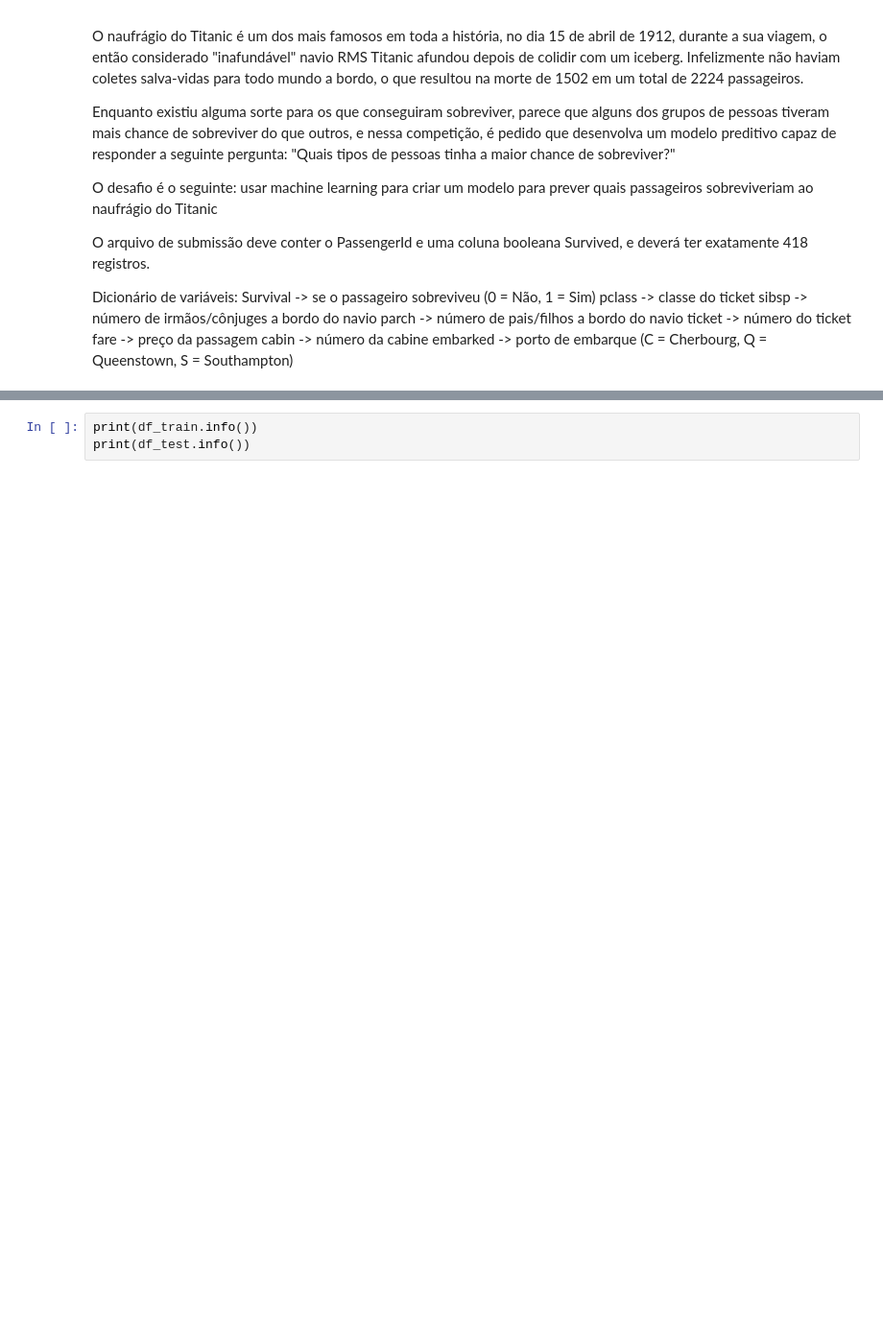
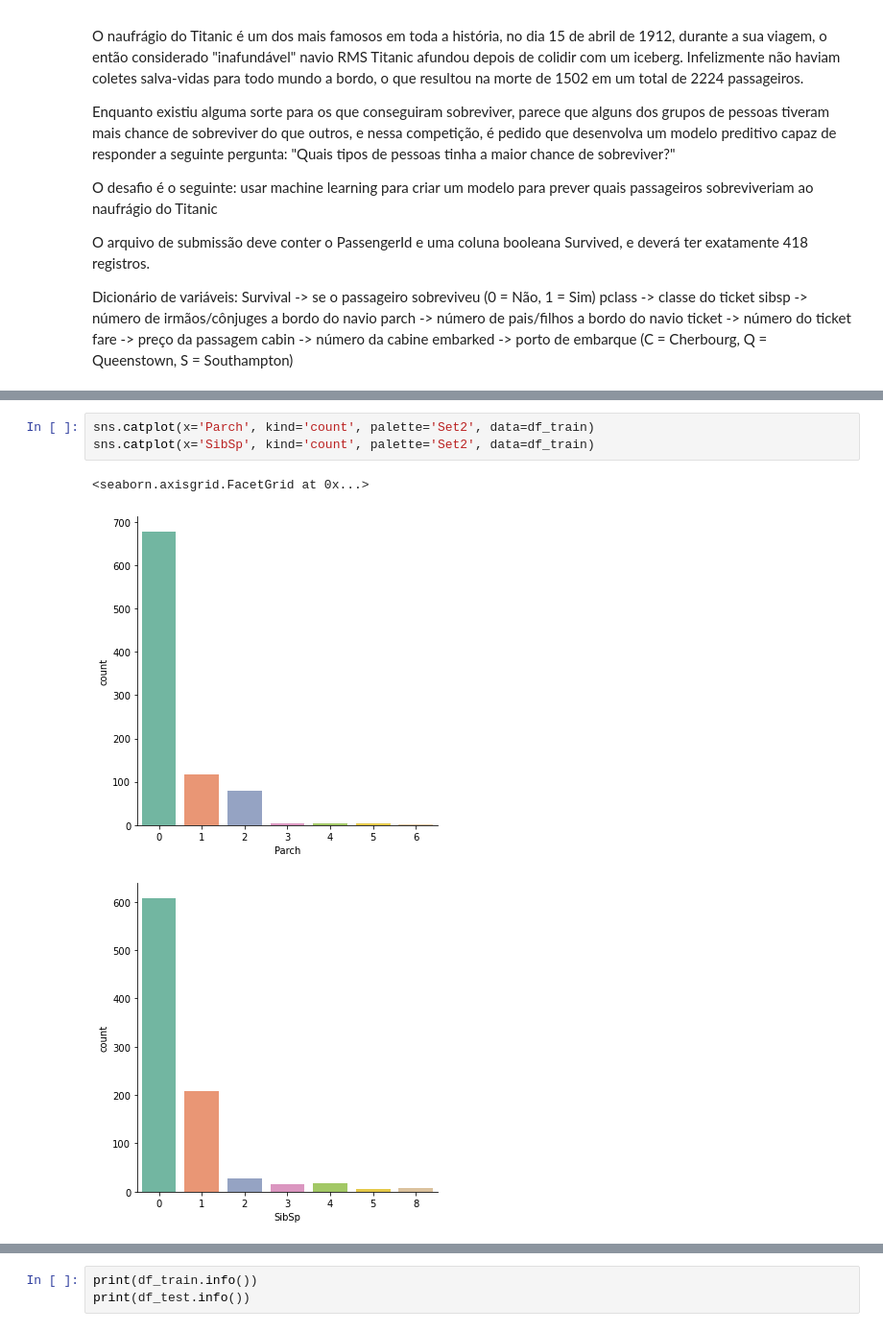
Before and after one commit to gianIucca/competicao-kaggle-titanic, a Jupyter notebook: Competição Kaggle - Titanic.ipynb, the cells around one changed output, grey strips where cells are left out. Shown: that part at 96% size. Cells and saved outputs as stored; diff of their text form; blank space fills up the shorter version.

Commit message:
Adicionando mais gráficos com o seaborn

```diff
--- a/Competição Kaggle - Titanic.ipynb
+++ b/Competição Kaggle - Titanic.ipynb
@@ -151 +92,8 @@ df_train.Parch.value_counts().plot(kind='bar')
+# %%
+sns.catplot(x='Parch', kind='count', palette='Set2', data=df_train)
+sns.catplot(x='SibSp', kind='count', palette='Set2', data=df_train)
+# %% [output]
+<seaborn.axisgrid.FacetGrid at 0x...>
+[figure, added]
+[figure, added]
 # %% [markdown]
```
Also changed, not shown: parts of 29 cells of this notebook.
